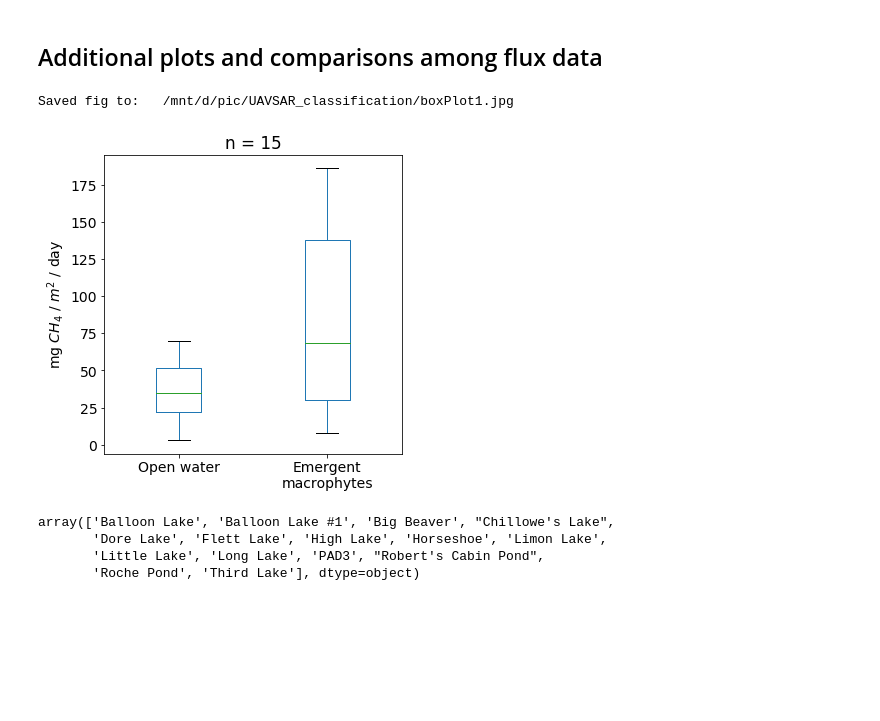
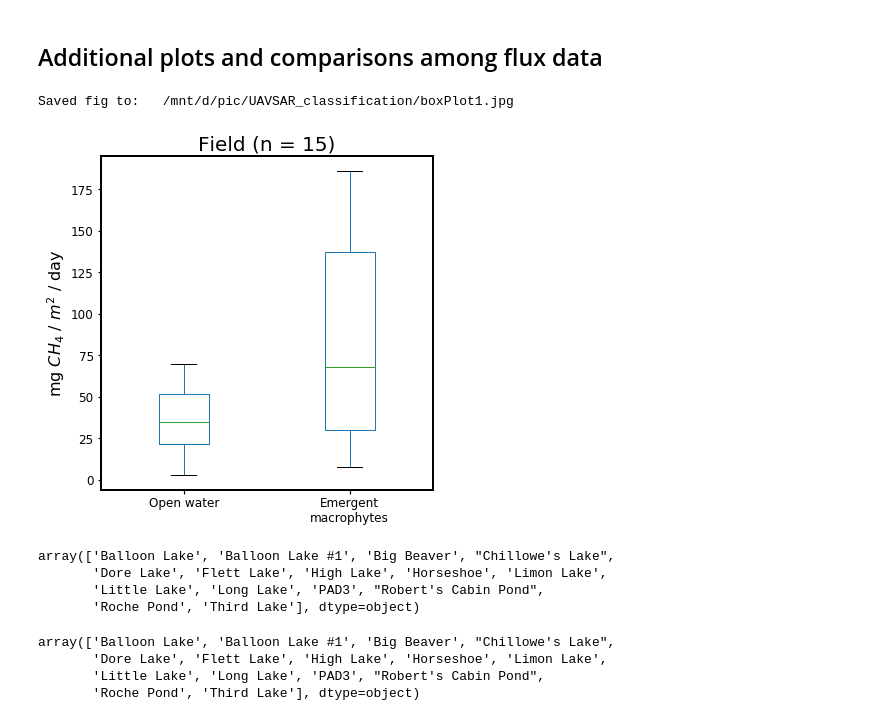
Before and after one commit to ekcomputer/random-wetlands, a Jupyter notebook: analysis/upscaleFromLandcover.ipynb, the cells around one changed output. Drawn from its saved outputs; the diff is of its cells as text; code cells hidden in the pictures; blank space fills up the shorter version.

```diff
--- a/analysis/upscaleFromLandcover.ipynb
+++ b/analysis/upscaleFromLandcover.ipynb
@@ -46,6 +46,8 @@ from uncertainties import unumpy, umath
 import qgrid
 from python_env import *
 qgrid.enable() #enable interactive pandas dataframes
+## Plotting style
+plt.style.use('/mnt/d/Dropbox/Python/Matplotlib-rcParams/presentation.mplstyle')
 # %matplotlib inline
 # %%
 ## qgrid parameters
@@ -731,26 +743,33 @@ bins_flux
 # %%
 ## Additional bar plot
 %matplotlib inline
 # df[df['Orig_paper']=='above2_team' ][df['Surface']=='EM' ] #['flux_to_plot_[mgCH4_m2_day]']
 plt.rcParams.update({'font.size': 14})
 fig, ax = plt.subplots(figsize=(6,5.5)) #figsize=(4,4))
 dfr.query("Orig_paper=='above2_team' & Surface == 'OW'").plot.box(y='flux_to_plot_[mgCH4_m2_day]', ax=ax, positions=[0.5], widths=0.3) # ,  boxprops={'linewidth':2}
 dfr.query("Orig_paper=='above2_team' & Surface != 'OW'").plot.box(y='flux_to_plot_[mgCH4_m2_day]', ax=ax, positions=[1.5], widths=0.3)
 dfr.query("Orig_paper=='above2_team'")
 n=np.unique(dfr.query("Orig_paper=='above2_team' & Surface == 'OW'").Lake).shape[0]
-ax.set(xticklabels=['Open water', 'Emergent\nmacrophytes'], ylabel='mg $CH_4$ / $m^2$ / day', aspect=0.01, title= 'n = '+str(n))
+ax.set(xticklabels=['Open water', 'Emergent\nmacrophytes'], ylabel='mg $CH_4$ / $m^2$ / day', aspect=0.01, title= 'Field (n = '+str(n)+')')
 # fig.set(linewidth=1)
 fig.constrained_layout=True
 
 ## Save
 figPth='/mnt/d/pic/UAVSAR_classification/boxPlot1.pdf'
 plt.savefig(figPth, dpi=300)
 figPth='/mnt/d/pic/UAVSAR_classification/boxPlot1.jpg'
 plt.savefig(figPth, dpi=300)
 print('Saved fig to:\t{}'.format(figPth))
 # %% [output]
 Saved fig to:   /mnt/d/pic/UAVSAR_classification/boxPlot1.jpg
-[figure, old version]
+[figure, new version]
+# %%
+np.unique(dfr.query("Orig_paper=='above2_team' & Surface == 'OW'").Lake)
+# %% [output]
+array(['Balloon Lake', 'Balloon Lake #1', 'Big Beaver', "Chillowe's Lake",
+       'Dore Lake', 'Flett Lake', 'High Lake', 'Horseshoe', 'Limon Lake',
+       'Little Lake', 'Long Lake', 'PAD3', "Robert's Cabin Pond",
+       'Roche Pond', 'Third Lake'], dtype=object)
 # %%
 np.unique(dfr.query("Orig_paper=='above2_team' & Surface == 'OW'").Lake).shape[0]
 np.unique(dfr.query("Orig_paper=='above2_team' & Surface == 'OW'").Lake)
```
Also changed, not shown: parts of 14 cells of this notebook, 3 other files.
